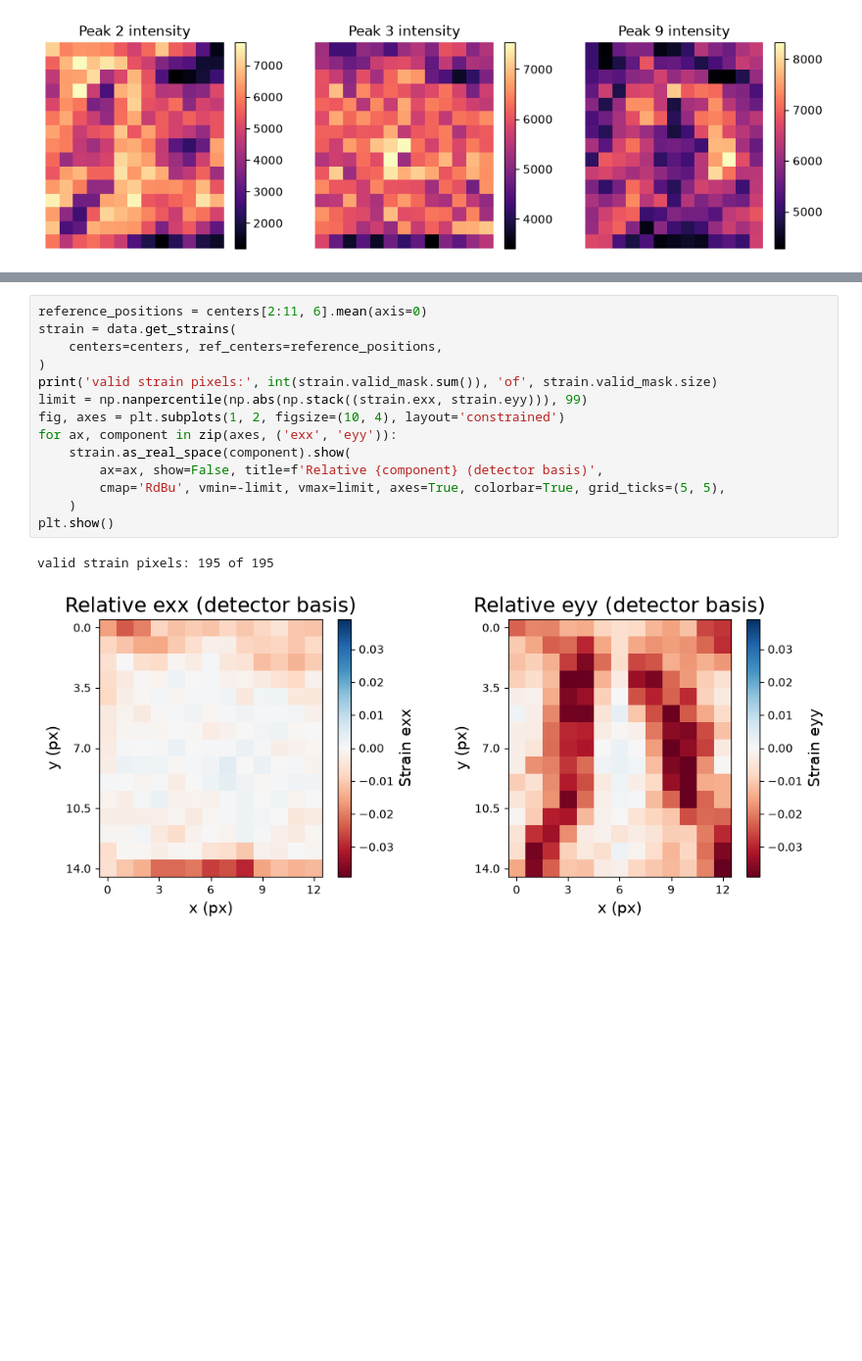
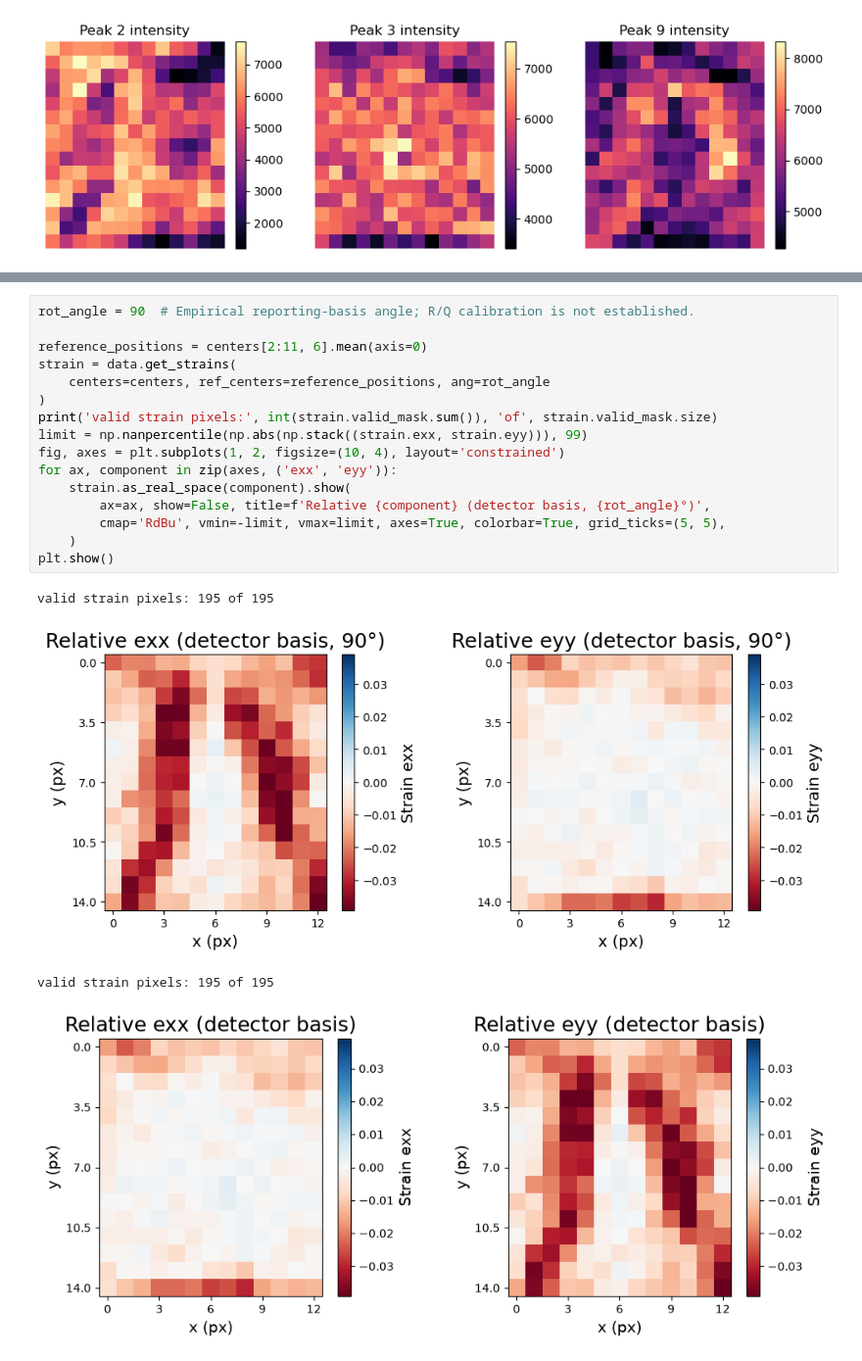
Before and after one commit to mirelesadan/4Denoise, a Jupyter notebook: DEMO_exp_4dstem_ripple_processing.ipynb, the cells around one changed output, grey strips where cells are left out. Shown at 98% size. Saved outputs shown, nothing was run; the diff lists cells and outputs as text; blank space fills up the shorter version.

```diff
--- a/DEMO_exp_4dstem_ripple_processing.ipynb
+++ b/DEMO_exp_4dstem_ripple_processing.ipynb
@@ -110,20 +154,24 @@ No basis rotation is applied in this example. We show both normal components wit
 # %%
+rot_angle = 90  # Empirical reporting-basis angle; R/Q calibration is not established.
+
 reference_positions = centers[2:11, 6].mean(axis=0)
 strain = data.get_strains(
-    centers=centers, ref_centers=reference_positions,
+    centers=centers, ref_centers=reference_positions, ang=rot_angle
 )
 print('valid strain pixels:', int(strain.valid_mask.sum()), 'of', strain.valid_mask.size)
 limit = np.nanpercentile(np.abs(np.stack((strain.exx, strain.eyy))), 99)
 fig, axes = plt.subplots(1, 2, figsize=(10, 4), layout='constrained')
 for ax, component in zip(axes, ('exx', 'eyy')):
     strain.as_real_space(component).show(
-        ax=ax, show=False, title=f'Relative {component} (detector basis)',
+        ax=ax, show=False, title=f'Relative {component} (detector basis, {rot_angle}°)',
         cmap='RdBu', vmin=-limit, vmax=limit, axes=True, colorbar=True, grid_ticks=(5, 5),
     )
 plt.show()
 # %% [output]
 valid strain pixels: 195 of 195
-[figure, old version]
+[figure, new version]
+valid strain pixels: 195 of 195
+[figure, added]
 # %% [markdown]
 ## Where to go next
 
```
Also changed, not shown: parts of 12 cells of this notebook, 56 other files.
